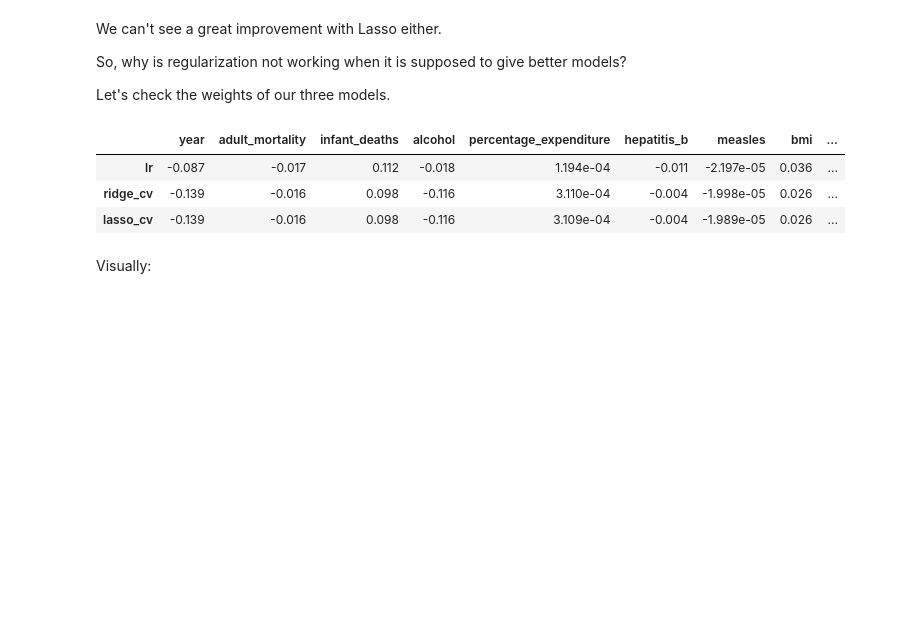
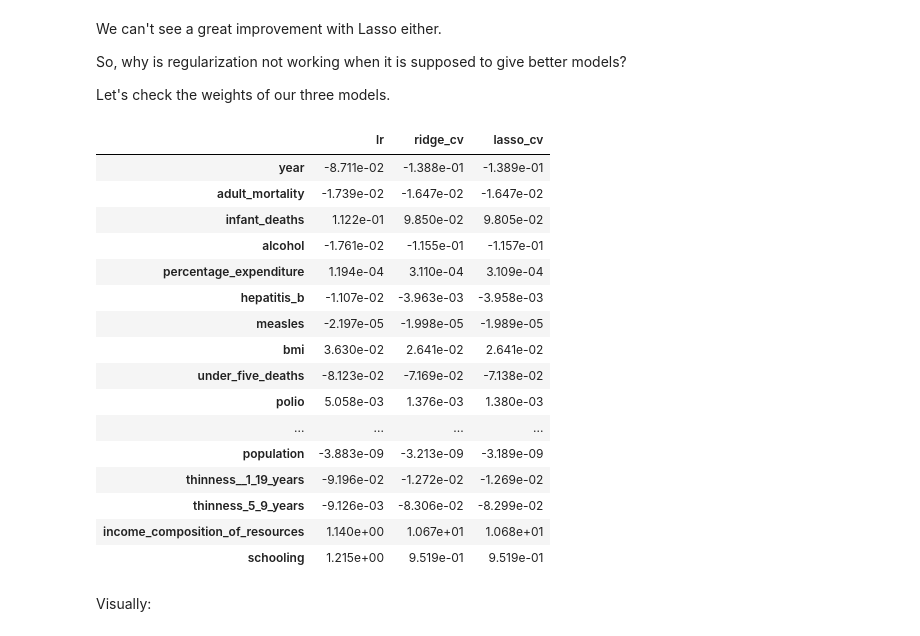
Before and after one commit to AimbotParce/MDS-ML-Lab03, a Jupyter notebook: src/ml03-linreg.ipynb, the cells around one changed output. Saved outputs shown, nothing was run; the diff lists cells and outputs as text; code cells hidden in the pictures; blank space fills up the shorter version.

```diff
--- a/src/ml03-linreg.ipynb
+++ b/src/ml03-linreg.ipynb
@@ -563,12 +563,25 @@ So, why is regularization not working when it is supposed to give better models?
 Let's check the weights of our three models.
 # %%
 weights = pd.DataFrame({'lr':lr.coef_, 'ridge_cv':ridge_cv.coef_, 'lasso_cv':lasso_cv.coef_},index=X_train.columns)
-weights.T
+weights
 # %% [output]
-|  | year | adult_mortality | infant_deaths | alcohol | percentage_expenditure | hepatitis_b | measles | bmi | ... |
-| lr | -0.087 | -0.017 | 0.112 | -0.018 | 1.194e-04 | -0.011 | -2.197e-05 | 0.036 | ... |
-| ridge_cv | -0.139 | -0.016 | 0.098 | -0.116 | 3.110e-04 | -0.004 | -1.998e-05 | 0.026 | ... |
-| lasso_cv | -0.139 | -0.016 | 0.098 | -0.116 | 3.109e-04 | -0.004 | -1.989e-05 | 0.026 | ... |
+|  | lr | ridge_cv | lasso_cv |
+| year | -8.711e-02 | -1.388e-01 | -1.389e-01 |
+| adult_mortality | -1.739e-02 | -1.647e-02 | -1.647e-02 |
+| infant_deaths | 1.122e-01 | 9.850e-02 | 9.805e-02 |
+| alcohol | -1.761e-02 | -1.155e-01 | -1.157e-01 |
+| percentage_expenditure | 1.194e-04 | 3.110e-04 | 3.109e-04 |
+| hepatitis_b | -1.107e-02 | -3.963e-03 | -3.958e-03 |
+| measles | -2.197e-05 | -1.998e-05 | -1.989e-05 |
+| bmi | 3.630e-02 | 2.641e-02 | 2.641e-02 |
+| under_five_deaths | -8.123e-02 | -7.169e-02 | -7.138e-02 |
+| polio | 5.058e-03 | 1.376e-03 | 1.380e-03 |
+| ... | ... | ... | ... |
+| population | -3.883e-09 | -3.213e-09 | -3.189e-09 |
+| thinness__1_19_years | -9.196e-02 | -1.272e-02 | -1.269e-02 |
+| thinness_5_9_years | -9.126e-03 | -8.306e-02 | -8.299e-02 |
+| income_composition_of_resources | 1.140e+00 | 1.067e+01 | 1.068e+01 |
+| schooling | 1.215e+00 | 9.519e-01 | 9.519e-01 |
 # %% [markdown]
 Visually:
 # %%
```
Also changed, not shown: parts of 20 cells of this notebook, 1 other file.
